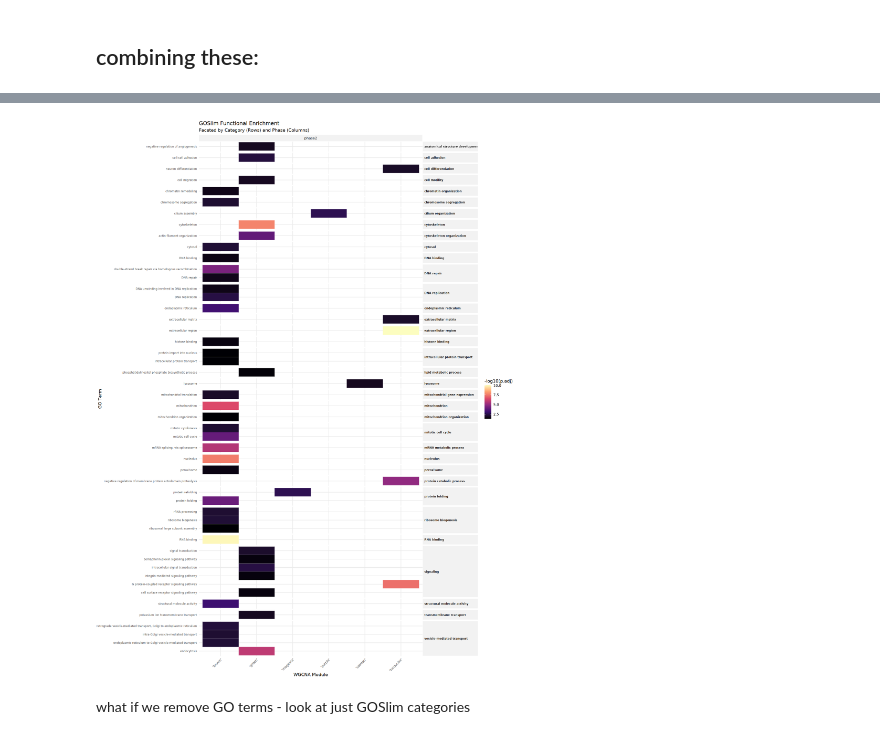
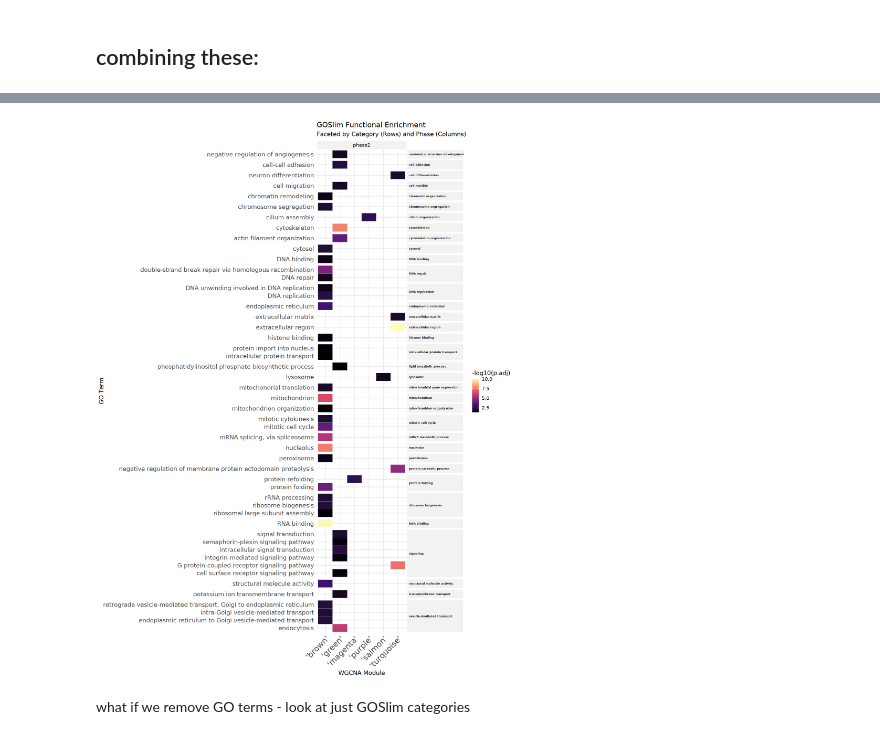
Before and after one commit to jgmcdonough/CE24_RNA-seq, a Jupyter notebook: analysis/diff_expression/phase2_v_phase2/new_refGenome/wgcna/GO_wgcna_p2.ipynb, the cells around one changed output, grey strips where cells are left out. Drawn from its saved outputs; the diff is of its cells as text; code cells hidden in the pictures.

Commit message:
rerun code, increase text size in GO plot

```diff
--- a/analysis/diff_expression/phase2_v_phase2/new_refGenome/wgcna/GO_wgcna_p2.ipynb
+++ b/analysis/diff_expression/phase2_v_phase2/new_refGenome/wgcna/GO_wgcna_p2.ipynb
@@ -157,7 +157,7 @@ read in gene info from [wgcna_p2.ipynb](https://github.com/jgmcdonough/CE24_RNA-
 
 contains the gene name, matching GO terms, module color, gene significance (GS) for every treatment, and module membership (MM) for each module
 # %%
-geneInfo <- read.csv('/project/pi_sarah_gignouxwolfsohn_uml_edu/julia/CE_2024/CE24_RNA-seq/analysis/diff_expression/phase2_v_phase2/new_refGenome/wgcna/p2.wgcna_GeneInfo.csv')
+geneInfo <- read.csv('/project/pi_sarah_gignouxwolfsohn_uml_edu/julia/CE_2024/CE24_RNA-seq/analysis/diff_expression/phase2_v_phase2/new_refGenome/wgcna/outputs/p2.wgcna_GeneInfo.csv')
 head(geneInfo)
 # %% [output]
 A data.frame: 6 × 83
@@ -208,7 +208,7 @@ A data.frame: 6 × 3
 #### D. universal list
 this is the input gene list for wgcna before module assignment, but after gene filtering
 # %%
-universal_genes <- read.csv('/project/pi_sarah_gignouxwolfsohn_uml_edu/julia/CE_2024/CE24_RNA-seq/analysis/diff_expression/phase2_v_phase2/new_refGenome/wgcna/p2.wgcna_UniversalGeneList.csv')
+universal_genes <- read.csv('/project/pi_sarah_gignouxwolfsohn_uml_edu/julia/CE_2024/CE24_RNA-seq/analysis/diff_expression/phase2_v_phase2/new_refGenome/wgcna/outputs/p2.wgcna_UniversalGeneList.csv')
 head(universal_genes)
 # %% [output]
 A data.frame: 6 × 1
@@ -823,28 +823,28 @@ A tibble: 6 × 13
 # %%
 options(repr.plot.width = 15, repr.plot.height = 20)
 
 ggplot(module.GO, aes(x = module, y = Description, fill = -log10(p.adjust))) +
   geom_tile(color = "white", linewidth = 0.1) +
   # Rows = GOSlim_Bin, Columns = sigCor_phase
 facet_grid(GOSlim_Bin ~ sigCor_phase, scales = "free", space = "free") +
 scale_fill_viridis_c(option = "magma", name = "-log10(p.adj)") +
-  theme_minimal() +
+  theme_minimal(base_size = 15) +
   theme(
     strip.text.y = element_text(angle = 0, size = 7, face = "bold", hjust = 0),
     strip.background = element_rect(fill = "gray95", color = "white"),
-    axis.text.y = element_text(size = 7),
-    axis.text.x = element_text(angle = 45, hjust = 1, size = 8),
+    axis.text.y = element_text(size = 15),
+    axis.text.x = element_text(angle = 45, hjust = 1, size = 20),
     panel.spacing = unit(0.2, "lines"),
     legend.position = "right"
   ) +
   labs(
     title = "GOSlim Functional Enrichment",
     subtitle = "Faceted by Category (Rows) and Phase (Columns)",
     y = "GO Term",
     x = "WGCNA Module"
   )
 # %% [output]
-[figure, old version]
+[figure, new version]
 # %% [markdown]
 what if we remove GO terms - look at just GOSlim categories
 # %%
```
